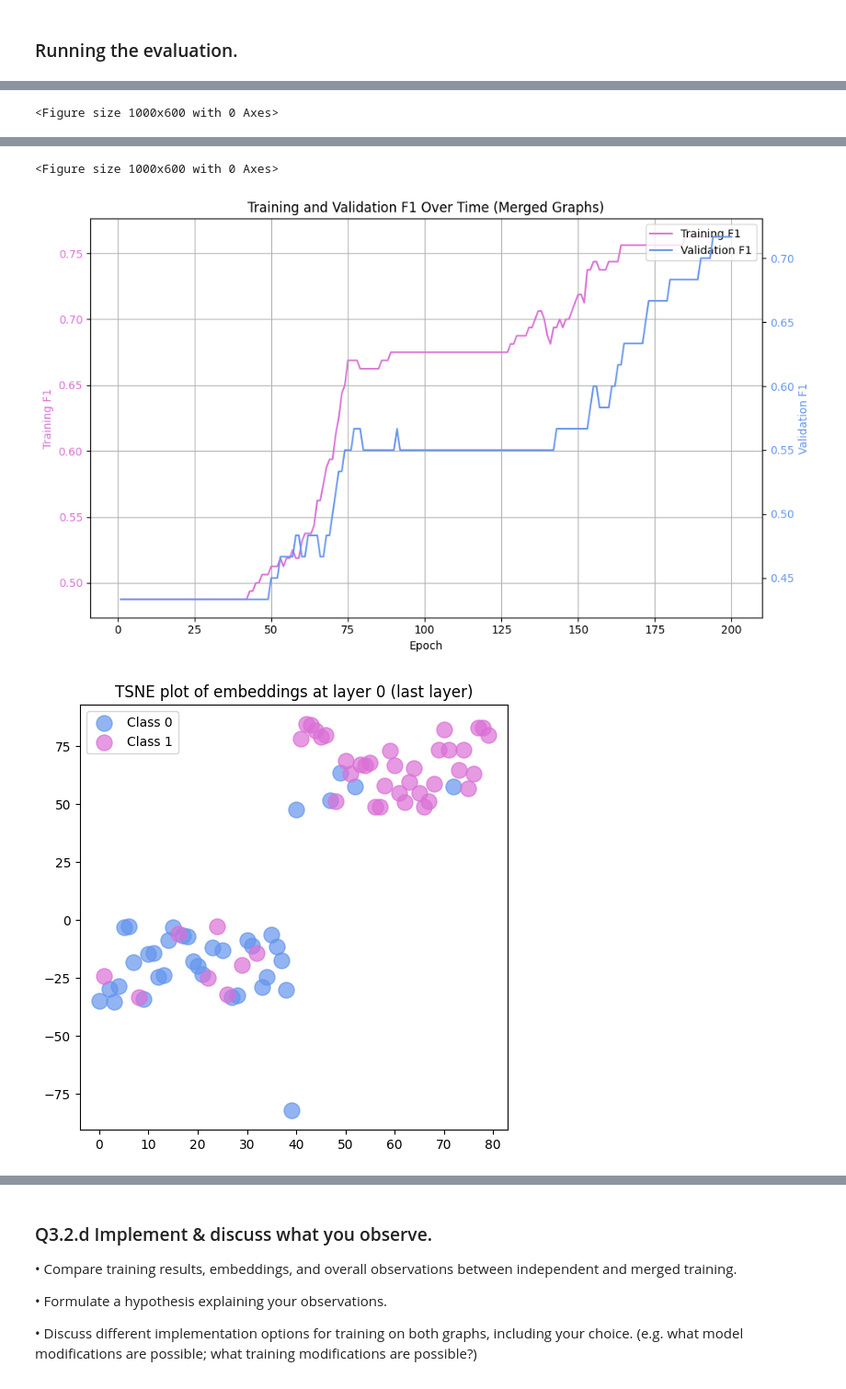
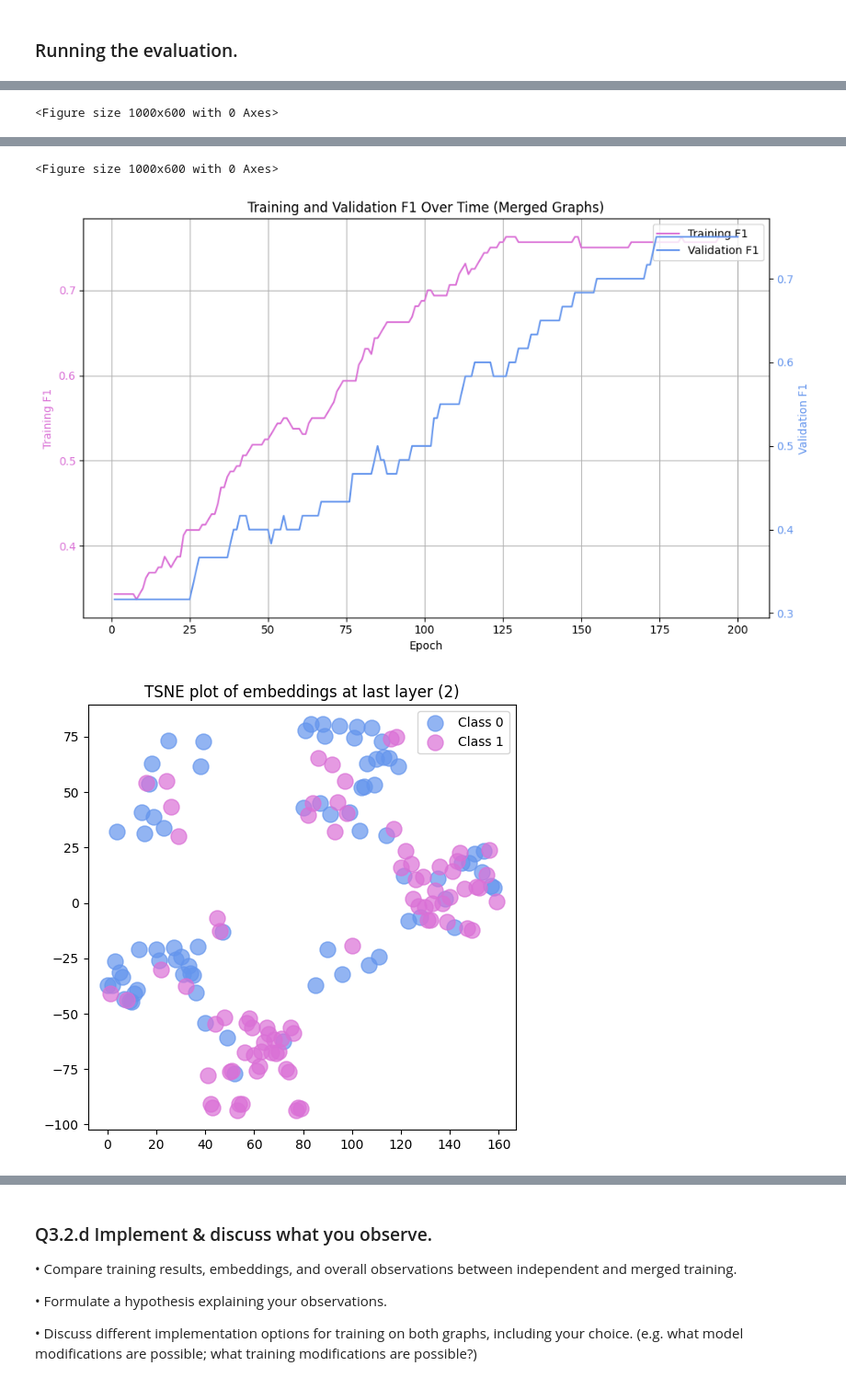
Before and after one commit to belfioreasia/Deep-Graph-Based-Learning, a Jupyter notebook: Coursework/q3_topology.ipynb, the cells around one changed output, grey strips where cells are left out. Shown at 92% size. Saved outputs shown, nothing was run; the diff lists cells and outputs as text; code cells hidden in the pictures.

```diff
--- a/Coursework/q3_topology.ipynb
+++ b/Coursework/q3_topology.ipynb
@@ -648,7 +671,7 @@ class LayeredGraphNeuralNetwork(nn.Module):
         self.layers = nn.ModuleList()
         in_dim = input_dim
         out_dim = hidden_dim
-        for i in range(layers_num-1):
+        for _ in range(layers_num-1):
             self.layers.append(GCNLayer(in_dim, out_dim, True))
             in_dim = hidden_dim
         self.layers.append(GCNLayer(in_dim, 1, False))
@@ -770,7 +793,7 @@ def plot_tsne(embeddings, labels=None, layer_to_plot=-1, colors=['cornflowerblue
 
     title = f"TSNE plot of embeddings at layer {layer_to_plot+1}"
     if layer_to_plot == -1 or layer_to_plot == len(embeddings)-1:
-        title += ' (last layer)'
+        title = f"TSNE plot of embeddings at last layer ({len(embeddings)})"
     ax.set_title(title)
     if save:
         fig_name = f"images/Q3/{plot_name}.pdf"
@@ -795,14 +818,14 @@ G2_eval = read_json_data(G2_EVAL_DATA_PATH, has_label=True) #returns a list of (
 # Initialising the model
 input_dim = 10
 hidden_dim = 8
-layers_num = 4
+layers_num = 2
 model = LayeredGraphNeuralNetwork(input_dim, hidden_dim, layers_num=layers_num)
 print("Created model with pre-defined Layers")
 print(model)
 
 # Train on G1
 print("Training on G1")
-losses, train_f1, val_f1, last_embeddings = train_model(
+losses, train_f1, val_f1, train_embeddings, eval_embeddings = train_model(
     model,
     G1_train,
     G1_eval,
@@ -811,15 +834,17 @@ losses, train_f1, val_f1, last_embeddings = train_model(
     verbose=True,
     return_embeddings=True # NOTE we added this parameter
 )
-plot_training_and_validation(losses, val_f1, graph1_label="Training Loss", graph2_label="Validation F1", x_label="Epoch", title="Training Loss and Validation F1 Over Time (G1 Graph)", save=False, plot_name="training_validation_f1")
-plot_training_and_validation(train_f1, val_f1, graph1_label="Training F1", graph2_label="Validation F1", x_label="Epoch", title="Training and Validation F1 Over Time (G1 Graph)", save=False, plot_name="training_validation_f1")
+plot_training_and_validation(losses, val_f1, graph1_label="Training Loss", graph2_label="Validation F1", x_label="Epoch", title="Training Loss and Validation F1 Over Time (G1 Graph)", save=True, plot_name="G1_loss_layerGCN_f1")
+plot_training_and_validation(train_f1, val_f1, graph1_label="Training F1", graph2_label="Validation F1", x_label="Epoch", title="Training and Validation F1 Over Time (G1 Graph)", save=True, plot_name="G1_f1_layerGCN_f1")
 
 # print(len(last_embeddings))
-plot_tsne(last_embeddings, G1_train[2], save=False, plot_name=f"tSNE_layer_{str(len(last_embeddings))}")
+plot_tsne(train_embeddings, G1_train[2], save=True, plot_name=f"G1_train_tSNE_layer_{str(len(train_embeddings))}")
+plot_tsne(eval_embeddings, G1_eval[2], save=True, plot_name=f"G1_eval_tSNE_layer_{str(len(eval_embeddings))}")
+
 
 # Train on G2
 print("\nTraining on G2")
-losses, train_f1, val_f1, last_embeddings = train_model(
+losses, train_f1, val_f1, train_embeddings, eval_embeddings = train_model(
     model,
     G2_train,
     G2_eval,
@@ -828,11 +853,12 @@ losses, train_f1, val_f1, last_embeddings = train_model(
     verbose=True,
     return_embeddings=True # NOTE we added this parameter
 )
-plot_training_and_validation(losses, val_f1, graph1_label="Training Loss", graph2_label="Validation F1", x_label="Epoch", title="Training Loss and Validation F1 Over Time (G2 Graph)", save=False, plot_name="training_validation_f1")
-plot_training_and_validation(train_f1, val_f1, graph1_label="Training F1", graph2_label="Validation F1", x_label="Epoch", title="Training and Validation F1 Over Time (G2 Graph)", save=False, plot_name="training_validation_f1")
+plot_training_and_validation(losses, val_f1, graph1_label="Training Loss", graph2_label="Validation F1", x_label="Epoch", title="Training Loss and Validation F1 Over Time (G2 Graph)", save=True, plot_name="G2_loss_layerGCN_f1")
+plot_training_and_validation(train_f1, val_f1, graph1_label="Training F1", graph2_label="Validation F1", x_label="Epoch", title="Training and Validation F1 Over Time (G2 Graph)", save=True, plot_name="G2_f1_layerGCN_f1")
 
 # print(len(last_embeddings))
-plot_tsne(last_embeddings, G1_train[2], save=False, plot_name=f"tSNE_layer_{str(len(last_embeddings))}")
+plot_tsne(train_embeddings, G2_train[2], save=True, plot_name=f"G2_train_tSNE_layer_{str(len(train_embeddings))}")
+plot_tsne(eval_embeddings, G2_eval[2], save=True, plot_name=f"G2_eval_tSNE_layer_{str(len(eval_embeddings))}")
 # %% [output]
 Created model with pre-defined Layers
 LayeredGraphNeuralNetwork(
@@ -927,7 +955,7 @@ def train_G1UG2(G1_train, G1_eval, G2_train, G2_eval, num_epochs=200, lr=0.001,
     model = LayeredGraphNeuralNetwork(input_dim, hidden_dim, num_layers)
     print(model)
 
-    losses, train_f1, val_f1, last_embeddings = train_model(
+    losses, train_f1, val_f1, train_embeddings, eval_embeddings = train_model(
         model,
         G_train,
         G_eval,
@@ -937,8 +965,8 @@ def train_G1UG2(G1_train, G1_eval, G2_train, G2_eval, num_epochs=200, lr=0.001,
         return_embeddings=return_embeddings
     )
     if return_embeddings:
-        return losses, train_f1, val_f1, last_embeddings
-    return losses, train_f1, val_f1
+        return losses, train_f1, val_f1, train_embeddings, eval_embeddings, G_train, G_eval
+    return losses, train_f1, val_f1, G_train, G_eval
 
 # ####################################################
 # END OF MODIFICATION
@@ -956,12 +984,13 @@ G2_eval = read_json_data(G2_EVAL_DATA_PATH, has_label=True) #returns a list of (
 
 print("Training on G = {G1 U G2}")
 
-losses, train_f1, val_f1, last_embeddings = train_G1UG2(G1_train, G1_eval, G2_train, G2_eval, num_epochs=200, lr=0.001, verbose=True, return_embeddings=True)
+losses, train_f1, val_f1, train_embeddings, eval_embeddings, G_train, G_eval = train_G1UG2(G1_train, G1_eval, G2_train, G2_eval, num_layers=2, num_epochs=200, lr=0.001, verbose=True, return_embeddings=True)
 
-plot_training_and_validation(losses, val_f1, graph1_label="Training Loss", graph2_label="Validation F1", x_label="Epoch", title="Training Loss and Validation F1 Over Time (Merged Graphs)", save=False, plot_name="training_validation_f1")
-plot_training_and_validation(train_f1, val_f1, graph1_label="Training F1", graph2_label="Validation F1", x_label="Epoch", title="Training and Validation F1 Over Time (Merged Graphs)", save=False, plot_name="training_validation_f1")
+plot_training_and_validation(losses, val_f1, graph1_label="Training Loss", graph2_label="Validation F1", x_label="Epoch", title="Training Loss and Validation F1 Over Time (Merged Graphs)", save=True, plot_name="G1UG2_layerGCN_loss")
+plot_training_and_validation(train_f1, val_f1, graph1_label="Training F1", graph2_label="Validation F1", x_label="Epoch", title="Training and Validation F1 Over Time (Merged Graphs)", save=True, plot_name="G1UG2_layerGCN_f1")
 
 # print(len(last_embeddings))
-plot_tsne(last_embeddings, G1_train[2], save=False, plot_name=f"tSNE_layer_{str(len(last_embeddings))}")
+plot_tsne(train_embeddings, G_train[2], save=True, plot_name=f"G1UG2_train_tSNE_layer_{str(len(train_embeddings))}")
+plot_tsne(eval_embeddings, G_eval[2], save=True, plot_name=f"G1UG2_eval_tSNE_layer_{str(len(eval_embeddings))}")
 # %% [output]
 Training on G = {G1 U G2}
@@ -986,3 +1015,3 @@ Epoch 200, Training Loss: 0.5673645734786987, Train F1: 0.7625, Validation F1: 0
 <Figure size 1000x600 with 0 Axes>
-[figure, old version]
+[figure, new version]
-[figure, old version]
+[figure, new version]
```
Also changed, not shown: parts of 12 cells of this notebook, 29 other files.
